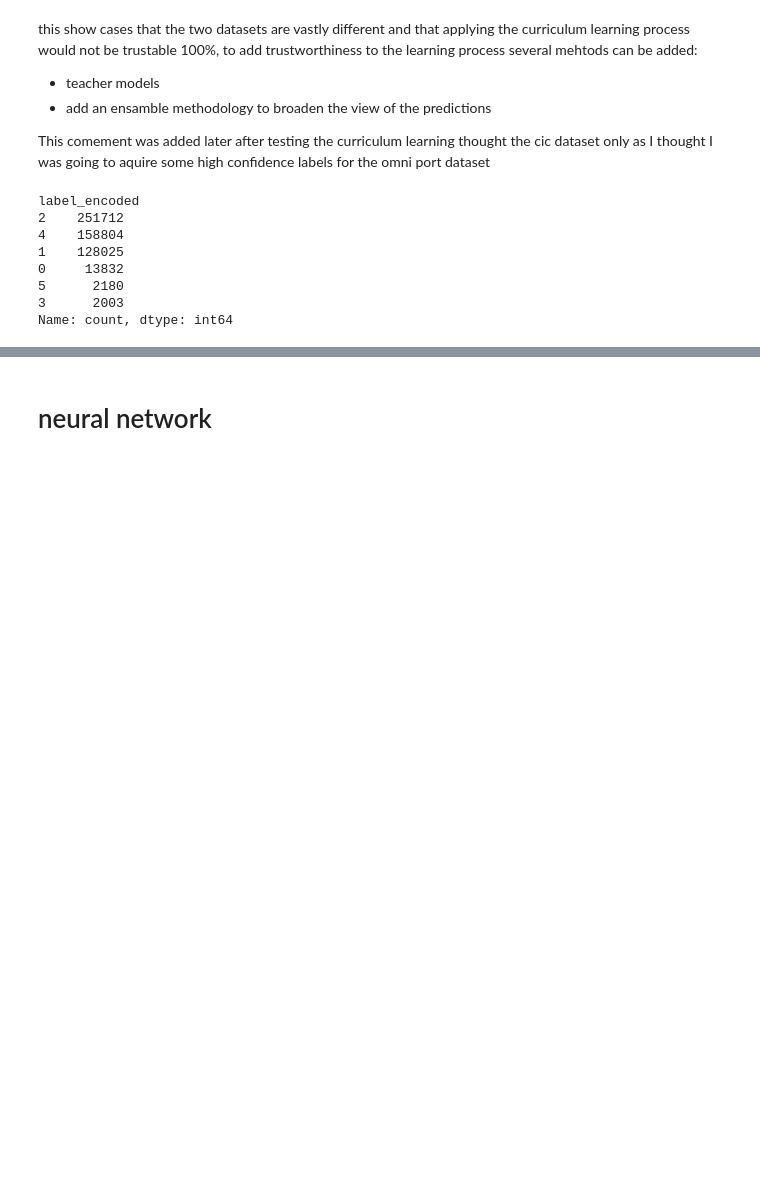
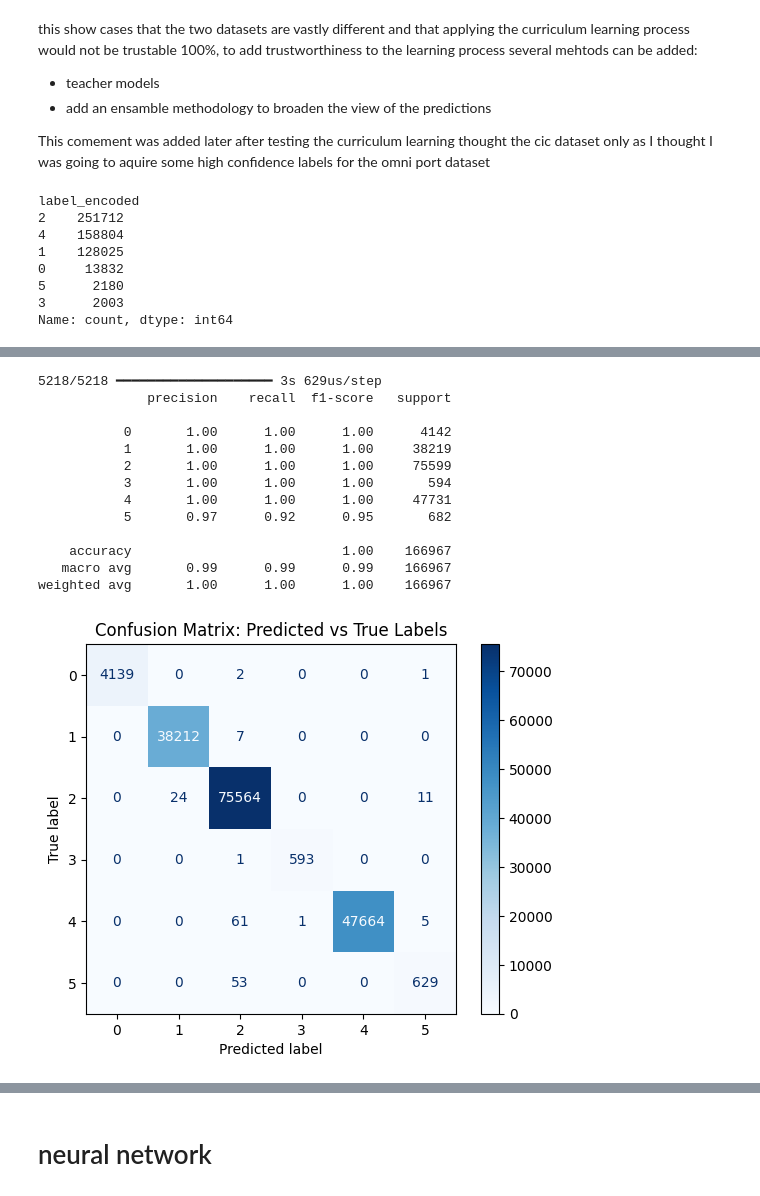
Before and after one commit to lucchinaluca/thesis-datasec, a Jupyter notebook: Pseudo-Labeling.ipynb, the cells around one changed output, grey strips where cells are left out. Drawn from its saved outputs; the diff is of its cells as text; code cells hidden in the pictures; blank space fills up the shorter version.

```diff
--- a/Pseudo-Labeling.ipynb
+++ b/Pseudo-Labeling.ipynb
@@ -354,3 +363,8 @@ label_encoded
 5      2180
 3      2003
 Name: count, dtype: int64
+# %%
+x_labeled = x_labeled.drop(columns=col_drop, errors="ignore")
+x_unlabeled = x_unlabeled.drop(columns=col_drop, errors="ignore")
+# %%
+x_train, x_test, y_train, y_test = train_test_split(x_labeled, y_labeled,train_size=0.7)
@@ -356,0 +375,11 @@ Name: count, dtype: int64
+# %%
+model = Sequential()
+model.add(Input(shape=(x_train.shape[1],)))
+
+model.add(Dense(128, activation='relu'))
+model.add(BatchNormalization())
+model.add(Dense(64, activation='relu'))
+
+model.add(Dense(len(y_train.unique()), activation='softmax'))
+
+model.compile(optimizer='adam', loss='sparse_categorical_crossentropy', metrics=['accuracy'])
@@ -356,0 +400,32 @@ Name: count, dtype: int64
+# %%
+# Predict class probabilities
+pred = model.predict(x_test)
+
+# Choose the class with the highest probability
+pred_labels = pred.argmax(axis=1)
+
+# Evaluation
+from sklearn.metrics import classification_report, confusion_matrix, ConfusionMatrixDisplay
+import matplotlib.pyplot as plt
+
+print(classification_report(y_test, pred_labels))
+
+disp = ConfusionMatrixDisplay(confusion_matrix=confusion_matrix(y_test, pred_labels))
+disp.plot(cmap=plt.cm.Blues)
+plt.title("Confusion Matrix: Predicted vs True Labels")
+plt.show()
+# %% [output]
+5218/5218 ━━━━━━━━━━━━━━━━━━━━ 3s 629us/step
+              precision    recall  f1-score   support
+
+           0       1.00      1.00      1.00      4142
+           1       1.00      1.00      1.00     38219
+           2       1.00      1.00      1.00     75599
+           3       1.00      1.00      1.00       594
+           4       1.00      1.00      1.00     47731
+           5       0.97      0.92      0.95       682
+
+    accuracy                           1.00    166967
+   macro avg       0.99      0.99      0.99    166967
+weighted avg       1.00      1.00      1.00    166967
+[figure, added]
```
Also changed, not shown: parts of 14 cells of this notebook.
